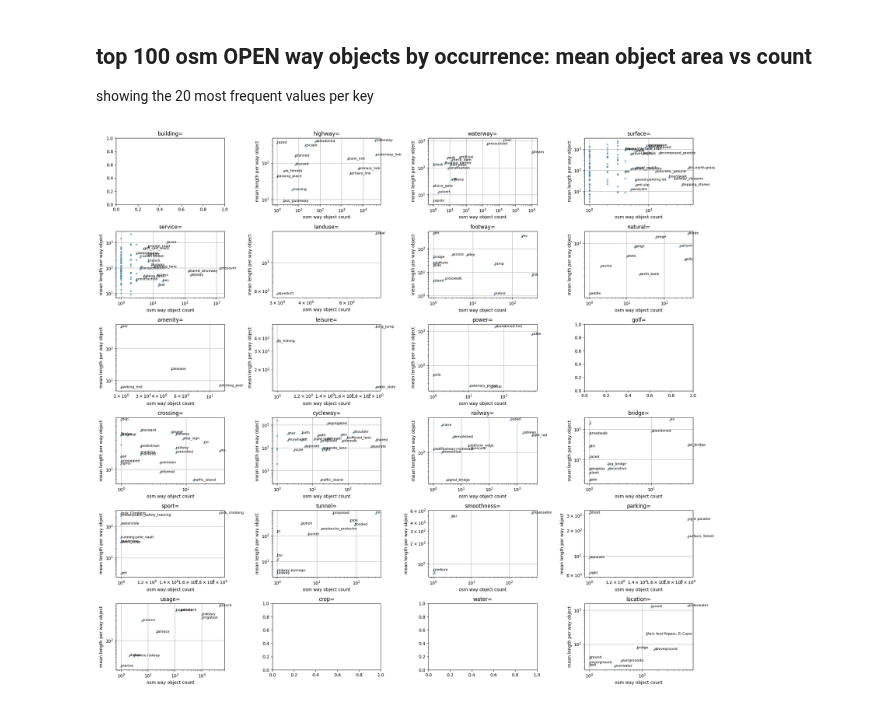
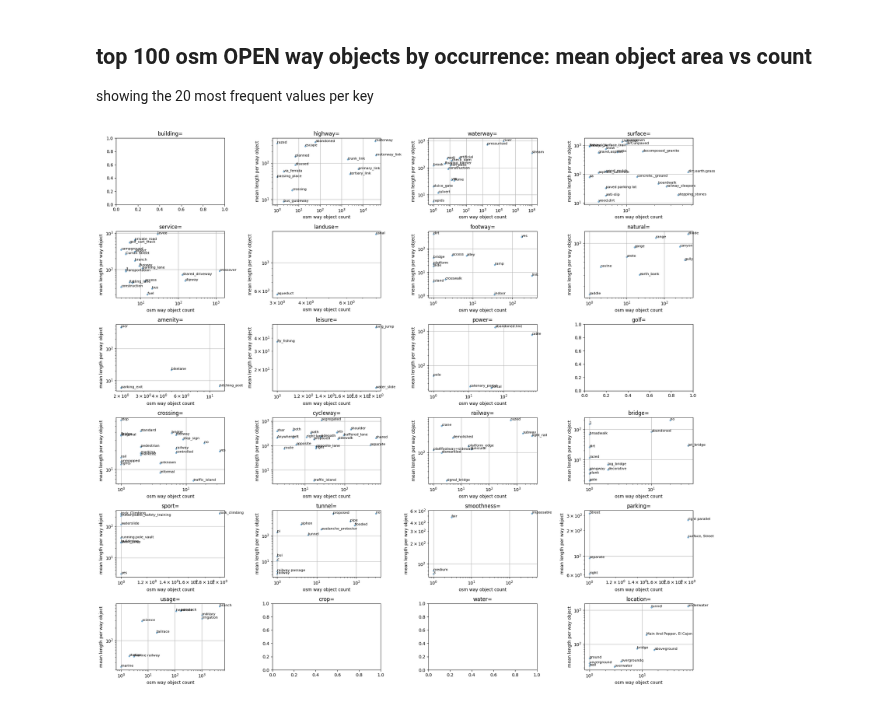
Before and after one commit to Clay-foundation/earth-text, a Jupyter notebook: notebooks/osm/08 - generate osm stats per chip.ipynb, the cells around one changed output. Saved outputs shown, nothing was run; the diff lists cells and outputs as text; code cells hidden in the pictures.

```diff
--- a/notebooks/osm/08 - generate osm stats per chip.ipynb
+++ b/notebooks/osm/08 - generate osm stats per chip.ipynb
@@ -181,22 +181,31 @@ showing the 20 most frequent values per key
 
 closed objects have an area > 0
 # %%
+byarea = []
 for ax,i in subplots(24, n_cols=4, usizex=5):
     key = allk_top100.index[i]+"="
     kstats = allkvstats[[i.startswith(key) for i in allkvstats.index]].sort_values('way', ascending=False)
     kstats = kstats[kstats['way']>0]
     kstats.index = [i[len(key):] for i in kstats.index]
-    plt.scatter(kstats['way'], kstats['area_per_way'],s=10, alpha=.5)
+    #plt.scatter(kstats['way'], kstats['area_per_way'],s=10, alpha=.5)
     plt.grid();
     plt.xlabel("osm way object count")
     plt.ylabel("mean area per way object")
     #z = kstats[kstats['way']>200]
-    z = kstats.iloc[:20]
+    z = kstats.iloc[:20].copy()
     for _, zi in z.iterrows():
         if zi['area']<1e-3 or zi['area_per_way']<10:
             continue
         plt.text(zi['way'], zi['area_per_way'], zi.name, fontsize=8);
+    plt.scatter(z['way'], z['area_per_way'],s=10, alpha=.5)
     plt.title(key)
     plt.yscale('log')
     plt.xscale('log')
+    z['key'] = key[:-1]
+    byarea.append(z)
+
+k = pd.concat(byarea)
+k.index.name = 'value'
+byarea = k[['key'] + [c for c in k.columns if c!='key']].copy()
+byarea.to_csv("ways_byarea.csv")
 # %% [output]
@@ -203,0 +213,2 @@ for ax,i in subplots(24, n_cols=4, usizex=5):
+# %%
+byarea['pixels_per_chip'] = byarea['area'] / byarea['n_chips'] / 100
@@ -203,0 +229,14 @@ for ax,i in subplots(24, n_cols=4, usizex=5):
+# %%
+k = byarea[byarea.pixels_per_chip>50]
+plt.scatter(k['area_per_way'], k['pixels_per_chip'], s=10, alpha=.5)
+plt.yscale('log')
+plt.xscale('log')
+plt.grid()
+plt.xlabel("area per object")
+plt.ylabel("pixels per chip")
+plt.title("closed ways")
+for _, zi in k.iterrows():
+    if zi['area_per_way']>1e3:
+        continue
+    plt.text(zi['area_per_way'], zi['pixels_per_chip'], f"{zi['key']}={zi.name}", fontsize=8);
+k.shape
@@ -206,23 +248,33 @@ for ax,i in subplots(24, n_cols=4, usizex=5):
 
 showing the 20 most frequent values per key
 # %%
+bylength = []
+
 for ax,i in subplots(24, n_cols=4, usizex=5):
     key = allk_top100.index[i]+"="
     kstats = allkvstats[[i.startswith(key) for i in allkvstats.index]].sort_values('way', ascending=False)
     kstats.index = [i[len(key):] for i in kstats.index]
     kstats = kstats[(kstats['length']>0) & (kstats['area']==0)]
     plt.title(key)
     if len(kstats)==0:
         continue
-    plt.scatter(kstats['way'], kstats['length_per_way'],s=10, alpha=.5)
     plt.grid();
     plt.xlabel("osm way object count")
     plt.ylabel("mean length per way object")
     #z = kstats[kstats['way']>200]
-    z = kstats.iloc[:20]
+    z = kstats.iloc[:20].copy()
+    z['key'] = key[:-1]
     for _, zi in z.iterrows():
         plt.text(zi['way'], zi['length_per_way'], zi.name, fontsize=8);
     plt.yscale('log')
     plt.xscale('log')
+    z['key'] = key[:-1]
+    plt.scatter(z['way'], z['length_per_way'],s=10, alpha=.5)
+    bylength.append(z)
+
+k = pd.concat(bylength)
+k.index.name = 'value'
+by_length = k[['key'] + [c for c in k.columns if c!='key']]
+by_length.to_csv("ways_bylength.csv")
 # %% [output]
-[figure, old version]
+[figure, new version]
```
Also changed, not shown: parts of 4 cells of this notebook, 5 other files.
